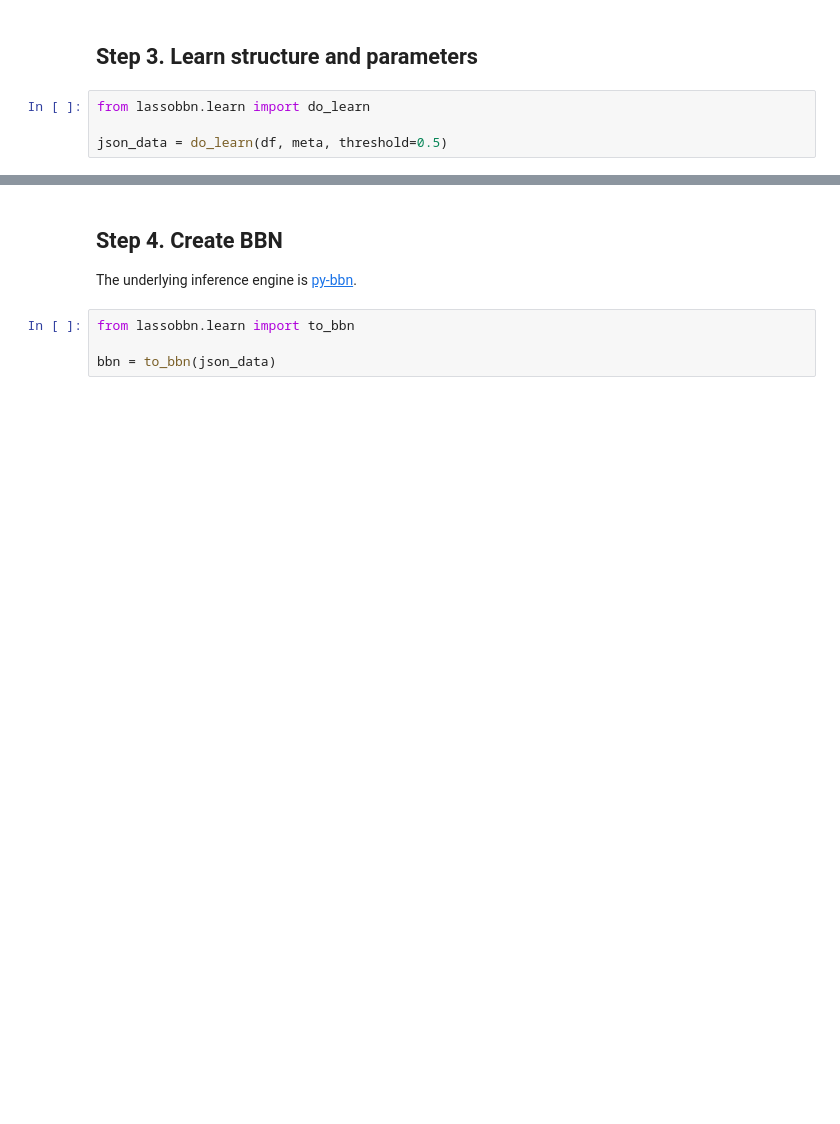
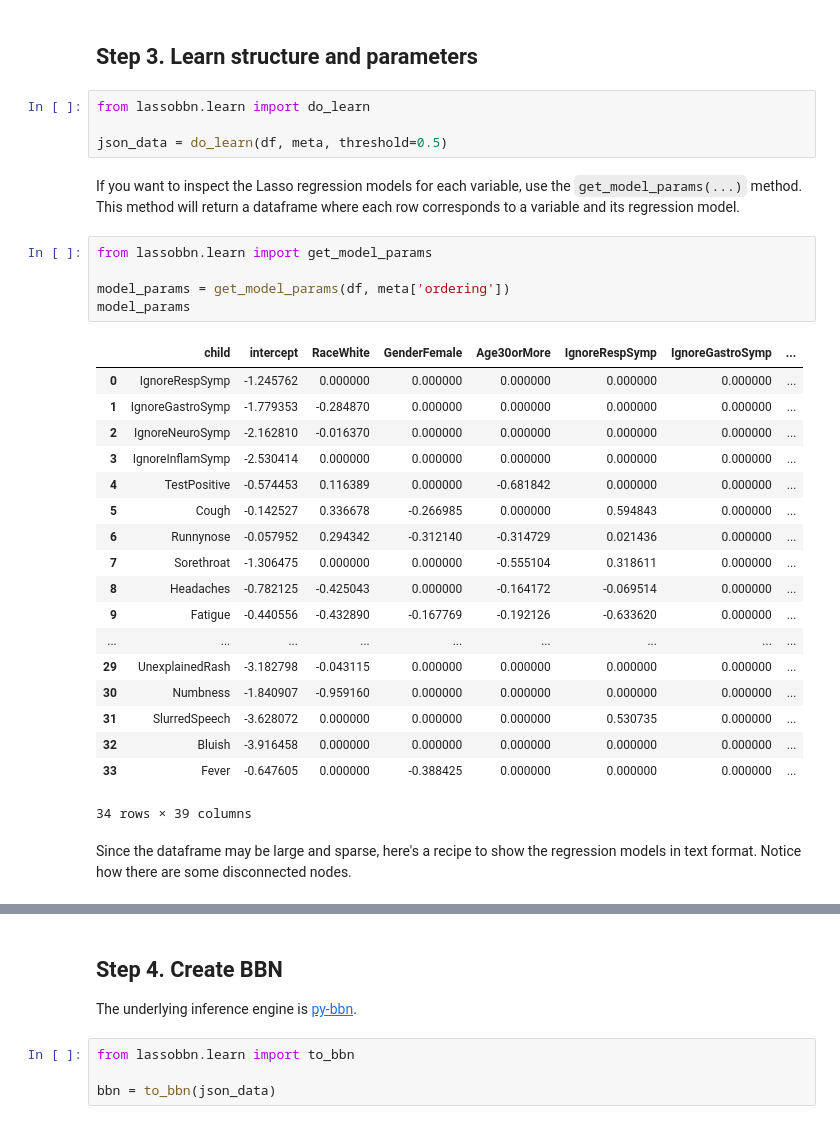
Before and after one commit to oneoffcoder/lasso-bbn, a Jupyter notebook: docs/source/example.ipynb, the cells around one changed output, grey strips where cells are left out. Saved outputs shown, nothing was run; the diff lists cells and outputs as text; blank space fills up the shorter version.

```diff
--- a/docs/source/example.ipynb
+++ b/docs/source/example.ipynb
@@ -48,3 +48,31 @@ print(json.dumps(meta, indent=2))
 from lassobbn.learn import do_learn
 
 json_data = do_learn(df, meta, threshold=0.5)
+# %% [markdown]
+If you want to inspect the Lasso regression models for each variable, use the `get_model_params(...)` method. This method will return a dataframe where each row corresponds to a variable and its regression model.
+# %%
+from lassobbn.learn import get_model_params
+
+model_params = get_model_params(df, meta['ordering'])
+model_params
+# %% [output]
+|  | child | intercept | RaceWhite | GenderFemale | Age30orMore | IgnoreRespSymp | IgnoreGastroSymp | ... |
+| 0 | IgnoreRespSymp | -1.245762 | 0.000000 | 0.000000 | 0.000000 | 0.000000 | 0.000000 | ... |
+| 1 | IgnoreGastroSymp | -1.779353 | -0.284870 | 0.000000 | 0.000000 | 0.000000 | 0.000000 | ... |
+| 2 | IgnoreNeuroSymp | -2.162810 | -0.016370 | 0.000000 | 0.000000 | 0.000000 | 0.000000 | ... |
+| 3 | IgnoreInflamSymp | -2.530414 | 0.000000 | 0.000000 | 0.000000 | 0.000000 | 0.000000 | ... |
+| 4 | TestPositive | -0.574453 | 0.116389 | 0.000000 | -0.681842 | 0.000000 | 0.000000 | ... |
+| 5 | Cough | -0.142527 | 0.336678 | -0.266985 | 0.000000 | 0.594843 | 0.000000 | ... |
+| 6 | Runnynose | -0.057952 | 0.294342 | -0.312140 | -0.314729 | 0.021436 | 0.000000 | ... |
+| 7 | Sorethroat | -1.306475 | 0.000000 | 0.000000 | -0.555104 | 0.318611 | 0.000000 | ... |
+| 8 | Headaches | -0.782125 | -0.425043 | 0.000000 | -0.164172 | -0.069514 | 0.000000 | ... |
+| 9 | Fatigue | -0.440556 | -0.432890 | -0.167769 | -0.192126 | -0.633620 | 0.000000 | ... |
+| ... | ... | ... | ... | ... | ... | ... | ... | ... |
+| 29 | UnexplainedRash | -3.182798 | -0.043115 | 0.000000 | 0.000000 | 0.000000 | 0.000000 | ... |
+| 30 | Numbness | -1.840907 | -0.959160 | 0.000000 | 0.000000 | 0.000000 | 0.000000 | ... |
+| 31 | SlurredSpeech | -3.628072 | 0.000000 | 0.000000 | 0.000000 | 0.530735 | 0.000000 | ... |
+| 32 | Bluish | -3.916458 | 0.000000 | 0.000000 | 0.000000 | 0.000000 | 0.000000 | ... |
+| 33 | Fever | -0.647605 | 0.000000 | -0.388425 | 0.000000 | 0.000000 | 0.000000 | ... |
+34 rows × 39 columns
+# %% [markdown]
+Since the dataframe may be large and sparse, here's a recipe to show the regression models in text format. Notice how there are some disconnected nodes.
```
Also changed, not shown: parts of 7 cells of this notebook.
